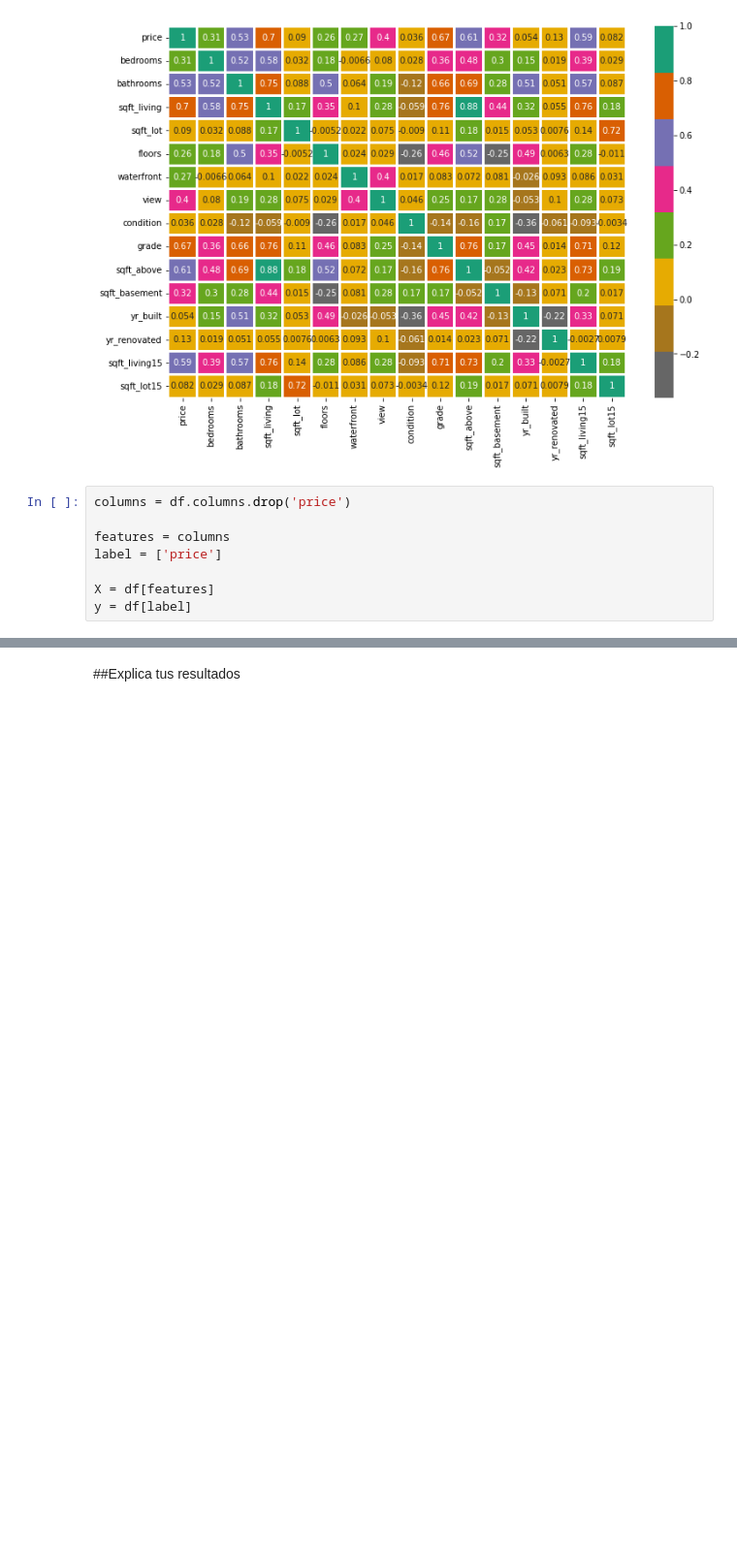
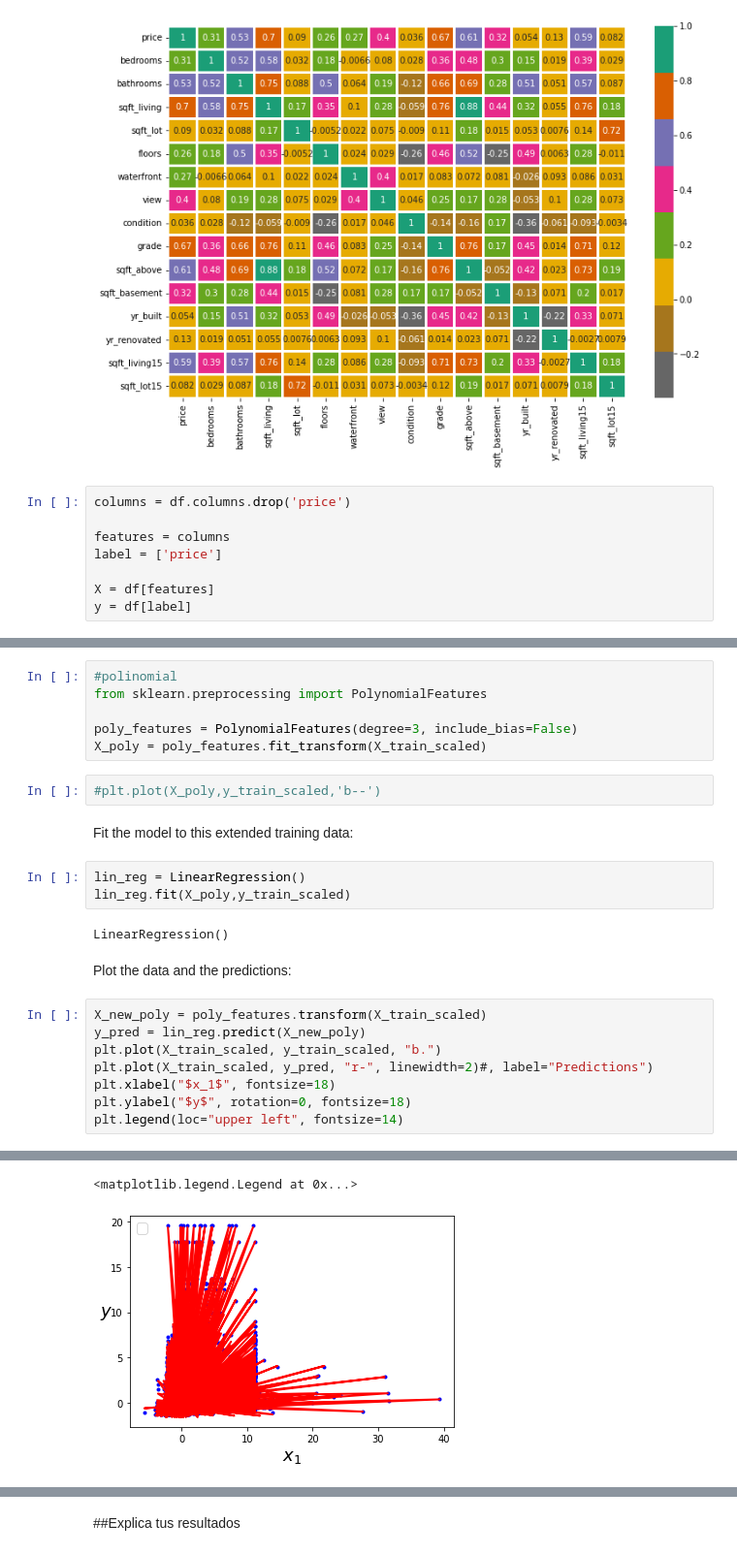
Before and after one commit to PosgradoMNA/actividades-de-aprendizaje-KevinBCruzMejia, a Jupyter notebook: TecMty_Regresion_lineal_polinomial_A01794176.ipynb, the cells around one changed output, grey strips where cells are left out. Shown: that part at 97% size. Cells and saved outputs as stored; diff of their text form; blank space fills up the shorter version.

```diff
--- a/TecMty_Regresion_lineal_polinomial_A01794176.ipynb
+++ b/TecMty_Regresion_lineal_polinomial_A01794176.ipynb
@@ -773,0 +895,26 @@ Tamaño del X_test: (2162, 15)
+# %%
+#polinomial
+from sklearn.preprocessing import PolynomialFeatures
+
+poly_features = PolynomialFeatures(degree=3, include_bias=False)
+X_poly = poly_features.fit_transform(X_train_scaled)
+# %%
+#plt.plot(X_poly,y_train_scaled,'b--')
+# %% [markdown]
+Fit the model to this extended training data:
+# %%
+lin_reg = LinearRegression()
+lin_reg.fit(X_poly,y_train_scaled)
+# %% [output]
+LinearRegression()
+# %% [markdown]
+Plot the data and the predictions:
+# %%
+X_new_poly = poly_features.transform(X_train_scaled)
+y_pred = lin_reg.predict(X_new_poly)
+plt.plot(X_train_scaled, y_train_scaled, "b.")
+plt.plot(X_train_scaled, y_pred, "r-", linewidth=2)#, label="Predictions")
+plt.xlabel("$x_1$", fontsize=18)
+plt.ylabel("$y$", rotation=0, fontsize=18)
+plt.legend(loc="upper left", fontsize=14)
+# %% [output]
@@ -773,0 +922,2 @@ Tamaño del X_test: (2162, 15)
+<matplotlib.legend.Legend at 0x...>
+[figure, added]
```
Also changed, not shown: parts of 50 cells of this notebook.
